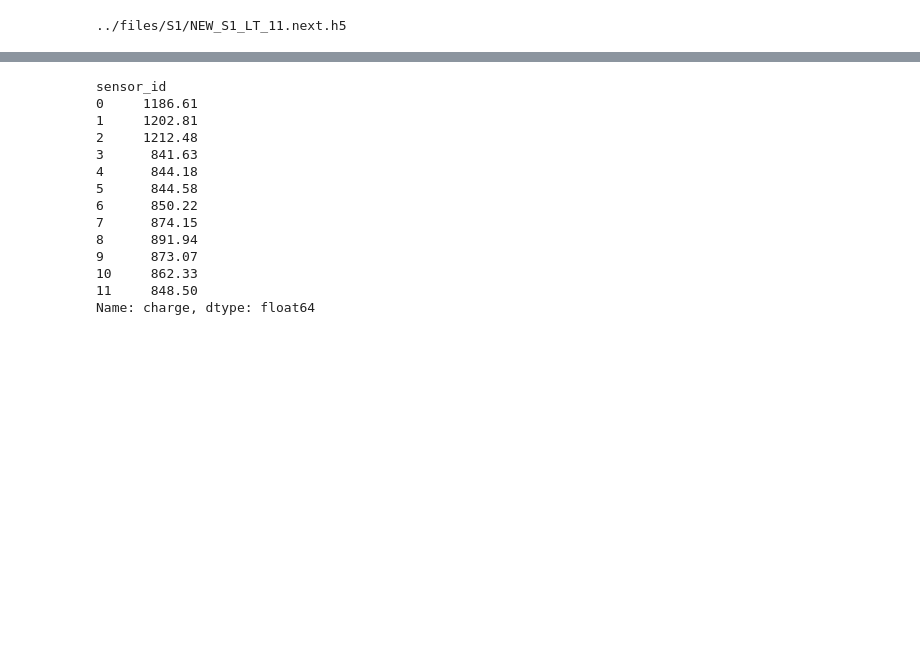
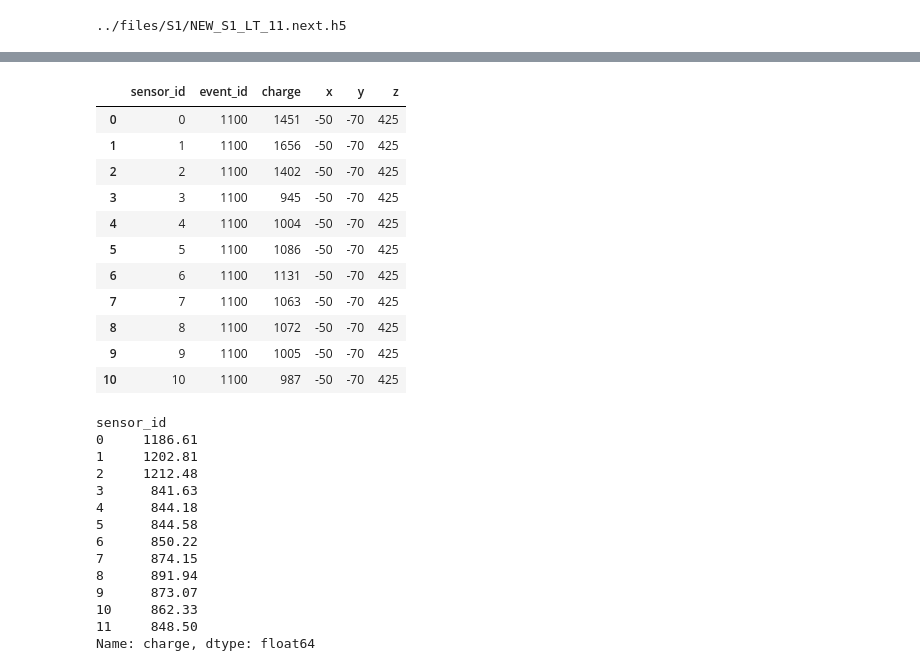
Before and after one commit to kvjmistry/LightTableGen, a Jupyter notebook: notebooks/lt_creator.ipynb, the cells around one changed output, grey strips where cells are left out. Cells and saved outputs as stored; diff of their text form; code cells hidden in the pictures; blank space fills up the shorter version.

```diff
--- a/notebooks/lt_creator.ipynb
+++ b/notebooks/lt_creator.ipynb
@@ -53,13 +53,12 @@ print(filename)
 # display(pd.read_hdf(filename, 'MC/configuration'))
 
 parts = pd.read_hdf(filename, 'MC/particles')
-parts.head(10)
 
-# parts[['event_id', 'particle_id', 'particle_name', 'primary', 'initial_x', 'initial_y', 'initial_z']].head(10)
+parts = parts[['event_id', 'initial_x', 'initial_y', 'initial_z']].head(10)
 
-x = 10
-y = 10
-z = 10
+# x = 10
+# y = 10
+# z = 10
 # x, y, z = get_x_y_z(filename)
 # print("x=", x, "y=", y, "z=", z)
 # %% [output]
@@ -118,3 +122,39 @@ display(pmt_response)
+# %%
+# Define the bins
+xbins = np.arange(-200, 200, 20)
+ybins = np.arange(-200, 200, 20)
+zbins = np.arange(0, 600, 50)
+
+# Define the bin centres
+xbins_centre = np.arange(-200+10, 200+10, 20)
+ybins_centre = np.arange(-200+10, 200+10, 20)
+zbins_centre = np.arange(0+25, 600+25, 50)
+
+test = pmt_response
+
+# Now bin the x, y, z positions
+test['x'] = pd.cut(x=test['initial_x'], bins=xbins,labels=xbins_centre[:-1], include_lowest=True)
+test['y'] = pd.cut(x=test['initial_y'], bins=ybins,labels=ybins_centre[:-1], include_lowest=True)
+test['z'] = pd.cut(x=test['initial_z'], bins=zbins,labels=zbins_centre[:-1], include_lowest=True)
+
+
+test = test.drop(columns=['initial_x', 'initial_y', 'initial_z'])
+display(test.head(11))
+
+# remove the initial x,y,z since we are done with them
+# %% [output]
+|  | sensor_id | event_id | charge | x | y | z |
+| 0 | 0 | 1100 | 1451 | -50 | -70 | 425 |
+| 1 | 1 | 1100 | 1656 | -50 | -70 | 425 |
+| 2 | 2 | 1100 | 1402 | -50 | -70 | 425 |
+| 3 | 3 | 1100 | 945 | -50 | -70 | 425 |
+| 4 | 4 | 1100 | 1004 | -50 | -70 | 425 |
+| 5 | 5 | 1100 | 1086 | -50 | -70 | 425 |
+| 6 | 6 | 1100 | 1131 | -50 | -70 | 425 |
+| 7 | 7 | 1100 | 1063 | -50 | -70 | 425 |
+| 8 | 8 | 1100 | 1072 | -50 | -70 | 425 |
+| 9 | 9 | 1100 | 1005 | -50 | -70 | 425 |
+| 10 | 10 | 1100 | 987 | -50 | -70 | 425 |
 # %%
 mean = pmt_response.groupby("sensor_id")["charge"].mean()
 display(mean)
```
Also changed, not shown: parts of 3 cells of this notebook.
